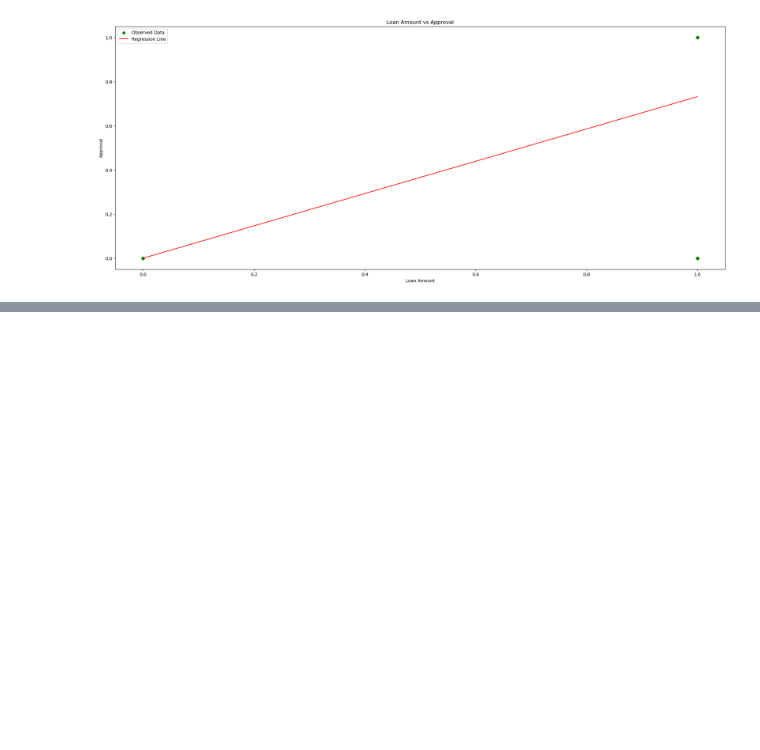
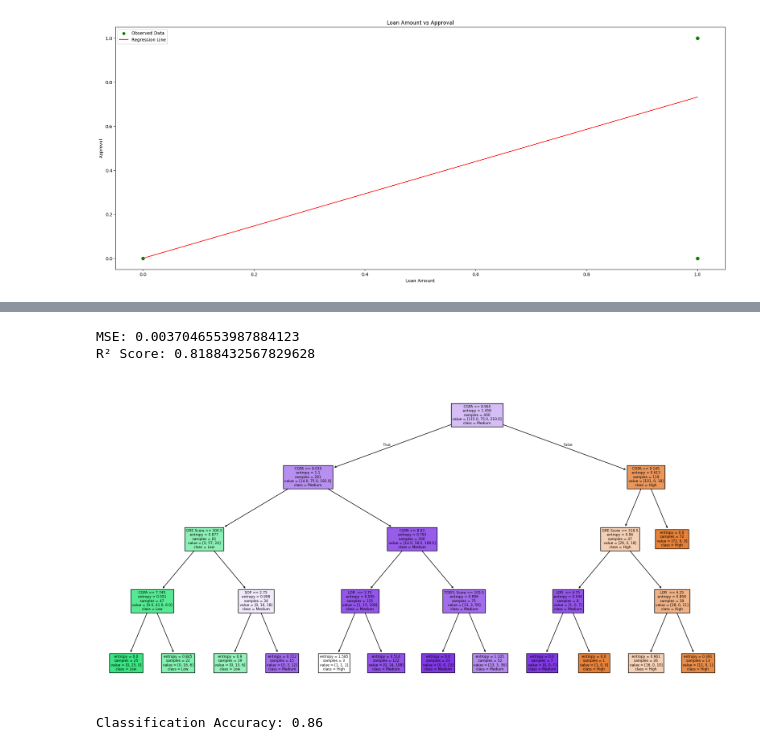
Before and after one commit to ramprashant66/CSC177_Poject1, a Jupyter notebook: assignment 2/loan-approval/Assignment2.ipynb, the cells around one changed output, grey strips where cells are left out. Drawn from its saved outputs; the diff is of its cells as text; code cells hidden in the pictures; blank space fills up the shorter version.

```diff
--- a/assignment 2/loan-approval/Assignment2.ipynb
+++ b/assignment 2/loan-approval/Assignment2.ipynb
@@ -648,0 +707,41 @@ The R-squared = 0.6074
+# %%
+'''
+Multiple linear regressions performed on the data
+'''
+
+model_multi = LinearRegression()
+model_multi.fit(X_train_scaled, y_train)
+y_pred_multi = model_multi.predict(X_test_scaled)
+
+print("MSE:", mean_squared_error(y_test, y_pred_multi))
+print("R² Score:", r2_score(y_test, y_pred_multi))
+# %% [output]
+MSE: 0.0037046553987884123
+R² Score: 0.8188432567829628
+# %%
+'''
+Classification Tree
+'''
+
+from sklearn.tree import DecisionTreeClassifier, plot_tree
+import numpy as np
+
+# Create classes from Chance of Admit
+y_class = pd.cut(y, bins=[0, 0.6, 0.8, 1.0], labels=["Low", "Medium", "High"])
+X_train_clf, X_test_clf, y_train_clf, y_test_clf = train_test_split(X, y_class, test_size=0.2, random_state=42)
+
+# Train Decision Tree
+clf = DecisionTreeClassifier(criterion="entropy", max_depth=4, random_state=42)
+clf.fit(X_train_clf, y_train_clf)
+
+# Plot tree
+plt.figure(figsize=(20, 10))
+plot_tree(clf, feature_names=X.columns, class_names=clf.classes_, filled=True)
+plt.show()
+
+# Evaluate
+accuracy = clf.score(X_test_clf, y_test_clf)
+print("Classification Accuracy:", accuracy)
+# %% [output]
+[figure, added]
+Classification Accuracy: 0.86
```
Also changed, not shown: parts of 7 cells of this notebook, 3 other files.
